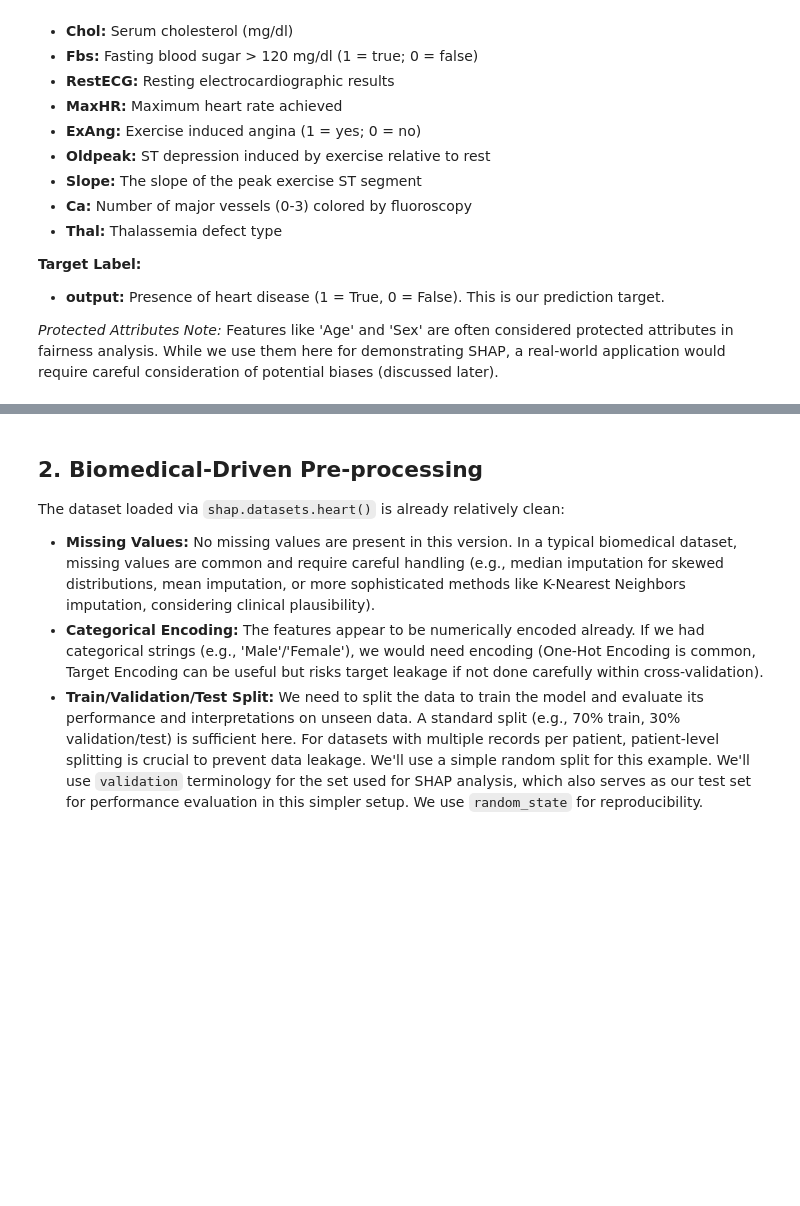
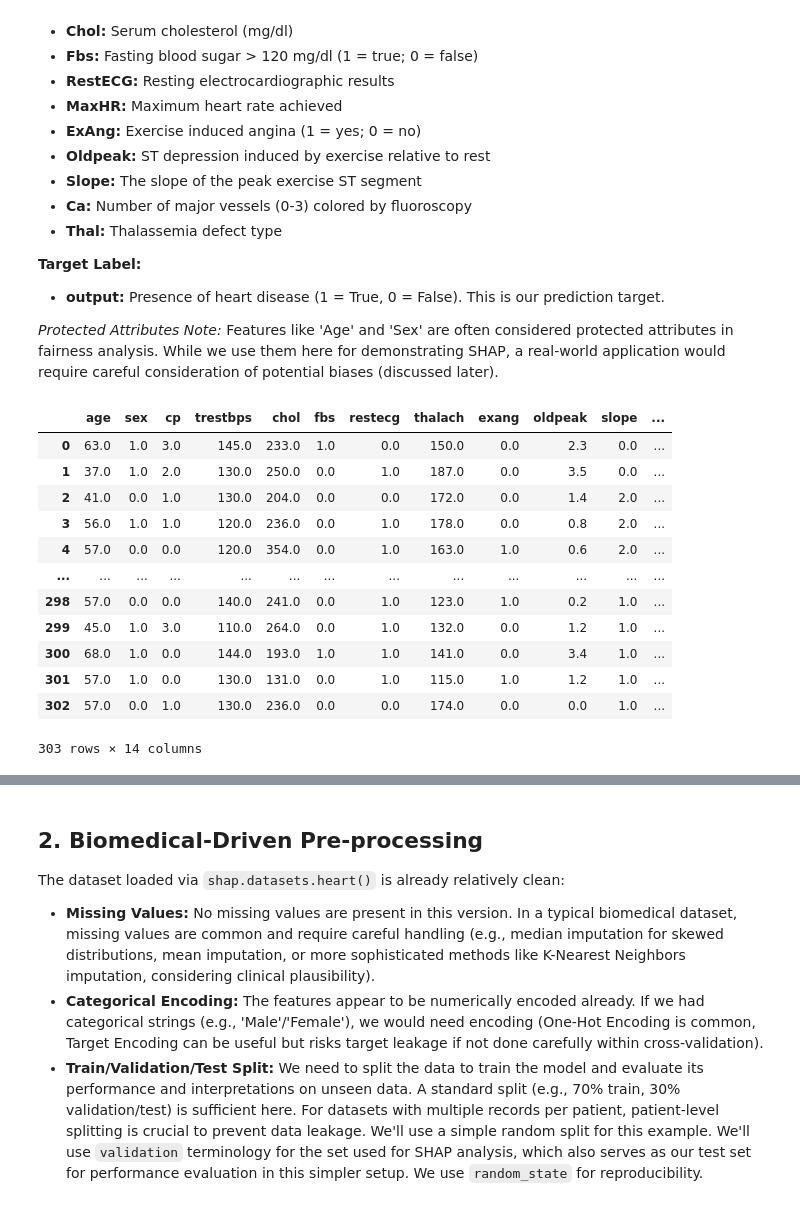
Before and after one commit to sdgroeve/Machine_Learning_course_UGent_D012554_2025, a Jupyter notebook: notebooks/shap.ipynb, the cells around one changed output, grey strips where cells are left out. Cells and saved outputs as stored; diff of their text form; code cells hidden in the pictures; blank space fills up the shorter version.

```diff
--- a/notebooks/shap.ipynb
+++ b/notebooks/shap.ipynb
@@ -66,4 +75,21 @@ We load the UCI Heart Disease dataset. The features include:
 *   **output:** Presence of heart disease (1 = True, 0 = False). This is our prediction target.
 
 *Protected Attributes Note:* Features like 'Age' and 'Sex' are often considered protected attributes in fairness analysis. While we use them here for demonstrating SHAP, a real-world application would require careful consideration of potential biases (discussed later).
+# %%
+d = fetch_openml(data_id=43398,as_frame=True)
+d.frame
+# %% [output]
+|  | age | sex | cp | trestbps | chol | fbs | restecg | thalach | exang | oldpeak | slope | ... |
+| 0 | 63.0 | 1.0 | 3.0 | 145.0 | 233.0 | 1.0 | 0.0 | 150.0 | 0.0 | 2.3 | 0.0 | ... |
+| 1 | 37.0 | 1.0 | 2.0 | 130.0 | 250.0 | 0.0 | 1.0 | 187.0 | 0.0 | 3.5 | 0.0 | ... |
+| 2 | 41.0 | 0.0 | 1.0 | 130.0 | 204.0 | 0.0 | 0.0 | 172.0 | 0.0 | 1.4 | 2.0 | ... |
+| 3 | 56.0 | 1.0 | 1.0 | 120.0 | 236.0 | 0.0 | 1.0 | 178.0 | 0.0 | 0.8 | 2.0 | ... |
+| 4 | 57.0 | 0.0 | 0.0 | 120.0 | 354.0 | 0.0 | 1.0 | 163.0 | 1.0 | 0.6 | 2.0 | ... |
+| ... | ... | ... | ... | ... | ... | ... | ... | ... | ... | ... | ... | ... |
+| 298 | 57.0 | 0.0 | 0.0 | 140.0 | 241.0 | 0.0 | 1.0 | 123.0 | 1.0 | 0.2 | 1.0 | ... |
+| 299 | 45.0 | 1.0 | 3.0 | 110.0 | 264.0 | 0.0 | 1.0 | 132.0 | 0.0 | 1.2 | 1.0 | ... |
+| 300 | 68.0 | 1.0 | 0.0 | 144.0 | 193.0 | 1.0 | 1.0 | 141.0 | 0.0 | 3.4 | 1.0 | ... |
+| 301 | 57.0 | 1.0 | 0.0 | 130.0 | 131.0 | 0.0 | 1.0 | 115.0 | 1.0 | 1.2 | 1.0 | ... |
+| 302 | 57.0 | 0.0 | 1.0 | 130.0 | 236.0 | 0.0 | 0.0 | 174.0 | 0.0 | 0.0 | 1.0 | ... |
+303 rows × 14 columns
 # %%
```
Also changed, not shown: parts of 8 cells of this notebook.
